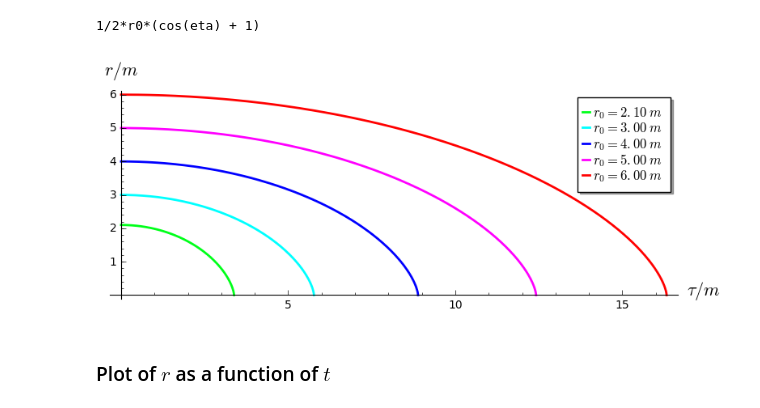
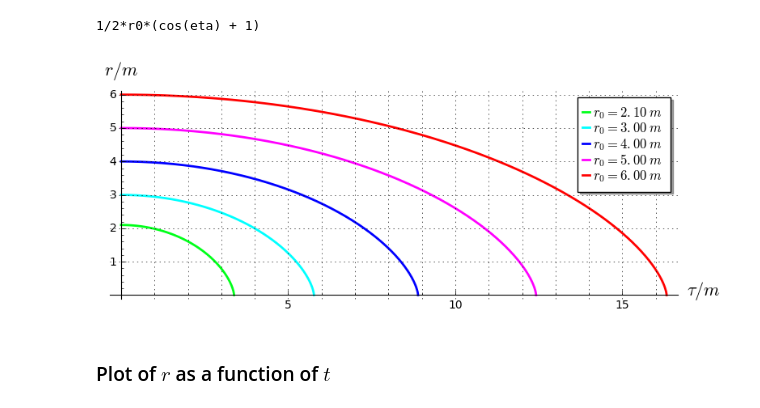
Before and after one commit to egourgoulhon/BHLectures, a Jupyter notebook: sage/ges_radial_free_fall.ipynb, the cells around one changed output. Drawn from its saved outputs; the diff is of its cells as text; code cells hidden in the pictures.

```diff
--- a/sage/ges_radial_free_fall.ipynb
+++ b/sage/ges_radial_free_fall.ipynb
@@ -88,13 +93,13 @@ r
 # %%
 r0_values = [2.1, 3, 4, 5, 6]
 graph = Graphics()
 for r0_val in r0_values:
     tau1 = tau.subs({r0: r0_val})
     r1 = r.subs({r0: r0_val})
-    graph += parametric_plot((tau1, r1), (eta, 0, pi), aspect_ratio=1,
+    graph += parametric_plot((tau1, r1), (eta, 0, pi),
                              color=hue(r0_val/6), thickness=2,
                              legend_label="$r_0 = {:.2f}\\; m$".format(float(r0_val)),
                              axes_labels=[r'$\tau/m$', r'$r/m$'])
-graph
+show(graph, aspect_ratio=1, gridlines=['minor', 'major'])
 # %% [output]
-[figure, old version]
+[figure, new version]
```
Also changed, not shown: parts of 9 cells of this notebook, 8 other files.
